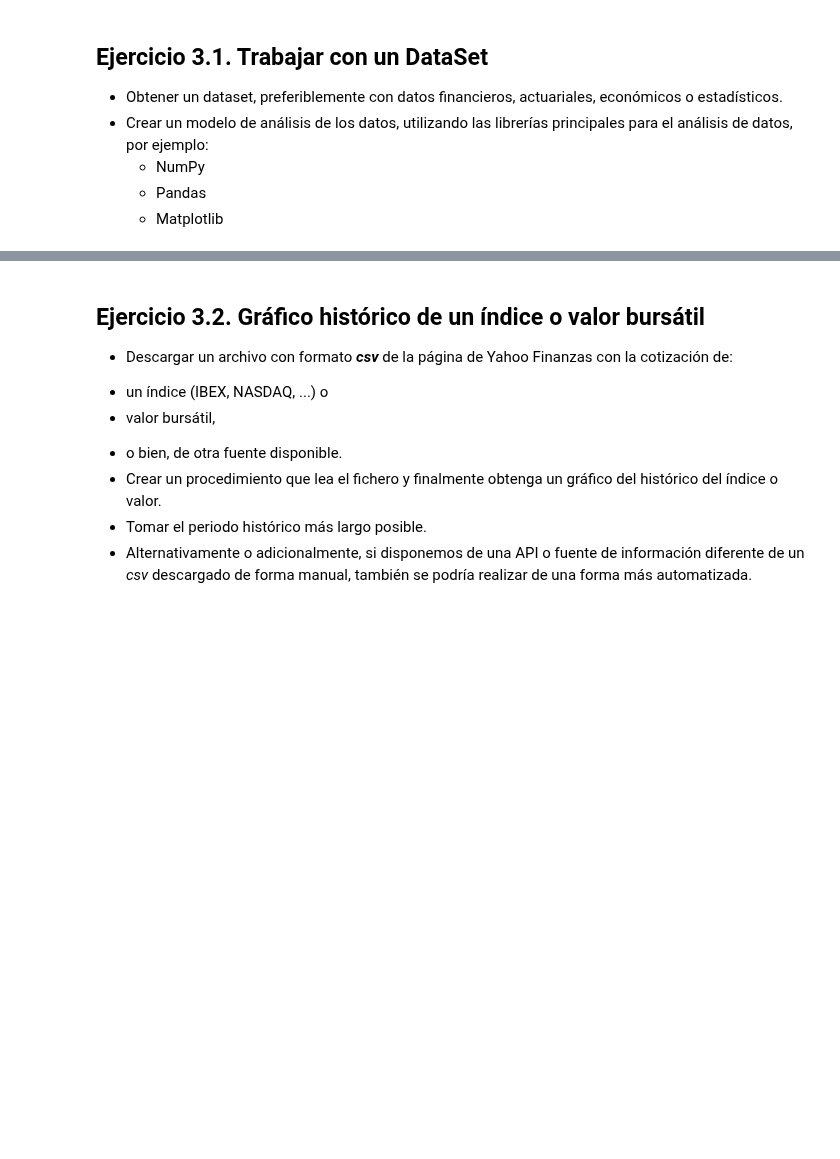
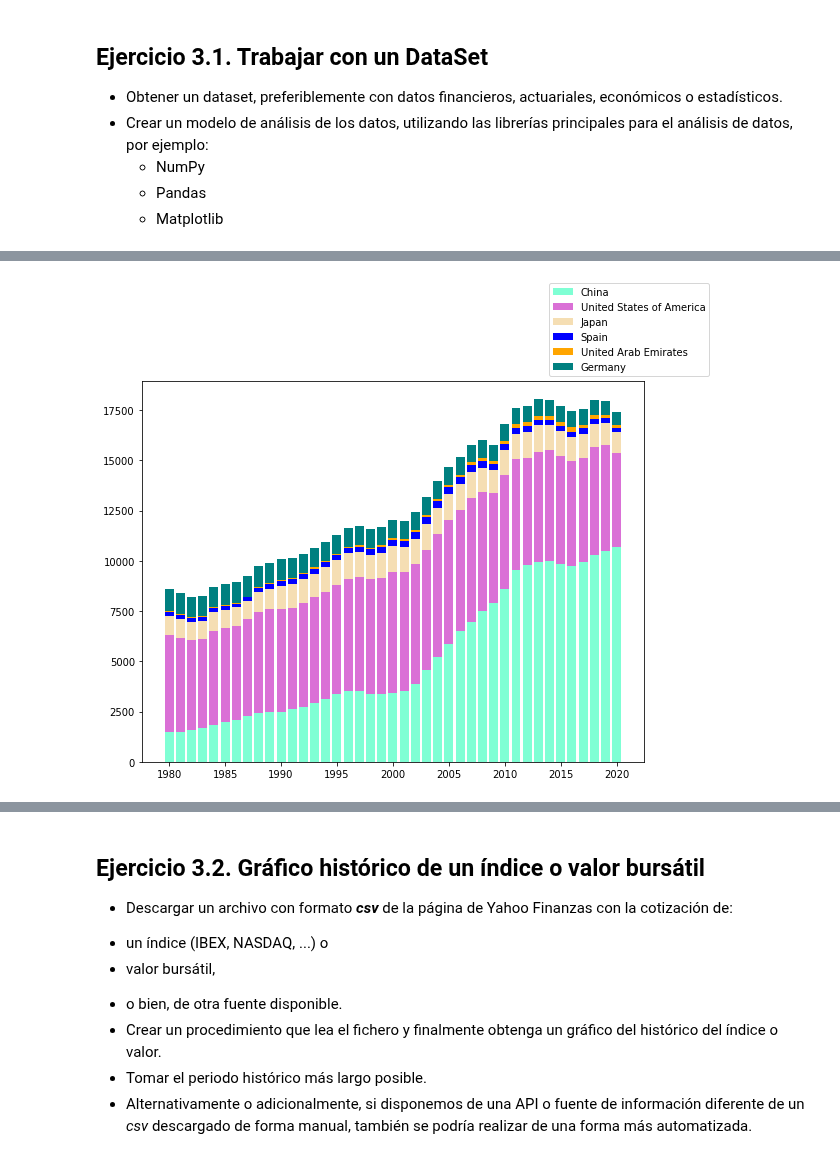
Before and after one commit to LViudez/UCM_Python, a Jupyter notebook: practicas/practica3.ipynb, the cells around one changed output, grey strips where cells are left out. Drawn from its saved outputs; the diff is of its cells as text; code cells hidden in the pictures; blank space fills up the shorter version.

```diff
--- a/practicas/practica3.ipynb
+++ b/practicas/practica3.ipynb
@@ -11,3 +11,83 @@
     - NumPy
     - Pandas
     - Matplotlib
+# %%
+!git clone https://github.com/LViudez/UCM_Python.git
+
+import pandas as pd
+import matplotlib.pyplot as plt
+import numpy as np
+
+path = 'UCM_Python/practicas/Dtos_temp_CO2.xlsx' # Ruta del archivo
+Dc = pd.read_excel(path, sheet_name= 'Data') # Variable a la que hemos asociado el DataFrame para luego tratarla
+
+Dc.head()
+
+#paises = ['China','Germany','Japan','Spain','United Arab Emirates','United States of America']
+
+Japan=Dc['Japan']
+Germany=Dc['Germany']
+China=Dc['China']
+Spain=Dc['Spain']
+United_Arab_Emirates=Dc['United Arab Emirates']
+United_States_of_America=Dc['United States of America']
+
+
+plt.figure(figsize=(9,7))
+plt.bar(Dc['Años'],Dc['China'],color="aquamarine",label="China")
+plt.bar(Dc['Años'],Dc['United States of America'],color="orchid",bottom=np.array(China),label="United States of America")
+plt.bar(Dc['Años'],Dc['Japan'],color="wheat",bottom=np.array(China)+np.array(United_States_of_America),label="Japan")
+plt.bar(Dc['Años'],Dc['Spain'],color="blue",bottom=np.array(China)+np.array(United_States_of_America)+np.array(Japan),label="Spain")
+plt.bar(Dc['Años'],Dc['United Arab Emirates'],color="orange",bottom=np.array(China)+np.array(United_States_of_America)+np.array(Japan)+np.array(Spain),label="United Arab Emirates")
+plt.bar(Dc['Años'],Dc['Germany'],color="teal",bottom=np.array(China)+np.array(United_States_of_America)+np.array(Japan)+np.array(Spain)+np.array(United_Arab_Emirates),label="Germany")
+
+
+plt.legend(loc="lower left",bbox_to_anchor=(0.8,1.0))
+plt.show()
+
+
+
+
+
+
+
+
+
+
+
+#ax.plot(dias, temperaturas['Madrid'], linestyle = 'dashed')
+
+plt.plot(Dc['China'],Dc['Años'])
+plt.plot(Dc['Spain'],Dc['Años'])
+plt.plot(Dc['Germany'],Dc['Años'])
+plt.show()
+
+#print(Dc['Años'])
+
+#Dc.groupby('Años')['China','Germany','Japan','Spain','United Arab Emirates','United States of America'].plot(kind='bar') #['Grupo 1', 'Grupo 2', 'Grupo 3', 'Grupo 3']
+y = ['China','Germany','Japan','Spain','United Arab Emirates','United States of America']
+
+#hombres = [28,45,34,88]
+#mujeres = [10,72,37,65]
+
+serie = Dc.Años.value_counts()
+
+
+indice = np.arange(len(grupos))
+
+print(indice)
+
+## Se crean las primeras barras
+#plt.bar(indice, Dc['China'], label='China')
+
+## Se crean las segundas barras y se apilan sobre las primeras
+#plt.bar(indice, Dc['Germany'], label='Germany',  bottom='China')
+
+#plt.xticks(indice, grupos)
+#plt.ylabel("Participanes")
+#plt.xlabel("Grupos")
+#plt.title('Participantes por género')
+#plt.legend()
+
+#plt.show()
+# %% [output]
@@ -13,0 +95 @@
+[figure, added]
```
Also changed, not shown: parts of 1 cell of this notebook.
